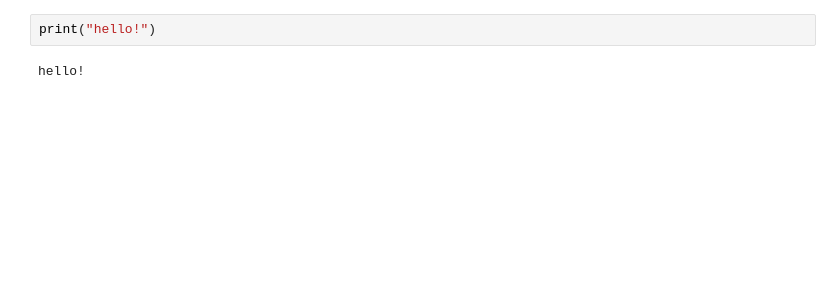
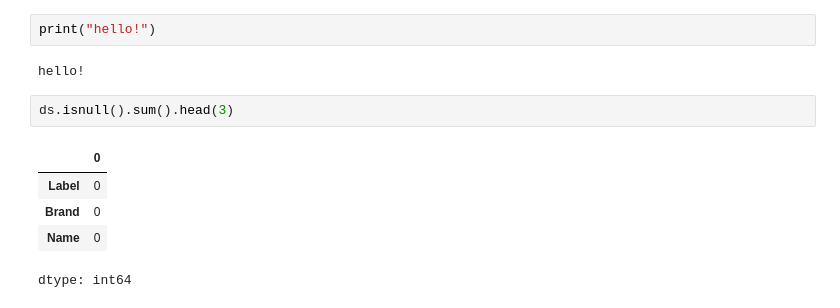
Before and after one commit to shaikhasif69/CoLab-Projects, a Jupyter notebook: first.ipynb, the cells around one changed output. Saved outputs shown, nothing was run; the diff lists cells and outputs as text; blank space fills up the shorter version.

```diff
--- a/first.ipynb
+++ b/first.ipynb
@@ -93,3 +93,11 @@ ds.head(3)
 print("hello!")
 # %% [output]
 hello!
+# %%
+ds.isnull().sum().head(3)
+# %% [output]
+|  | 0 |
+| Label | 0 |
+| Brand | 0 |
+| Name | 0 |
+dtype: int64
```
Also changed, not shown: parts of 7 cells of this notebook.
